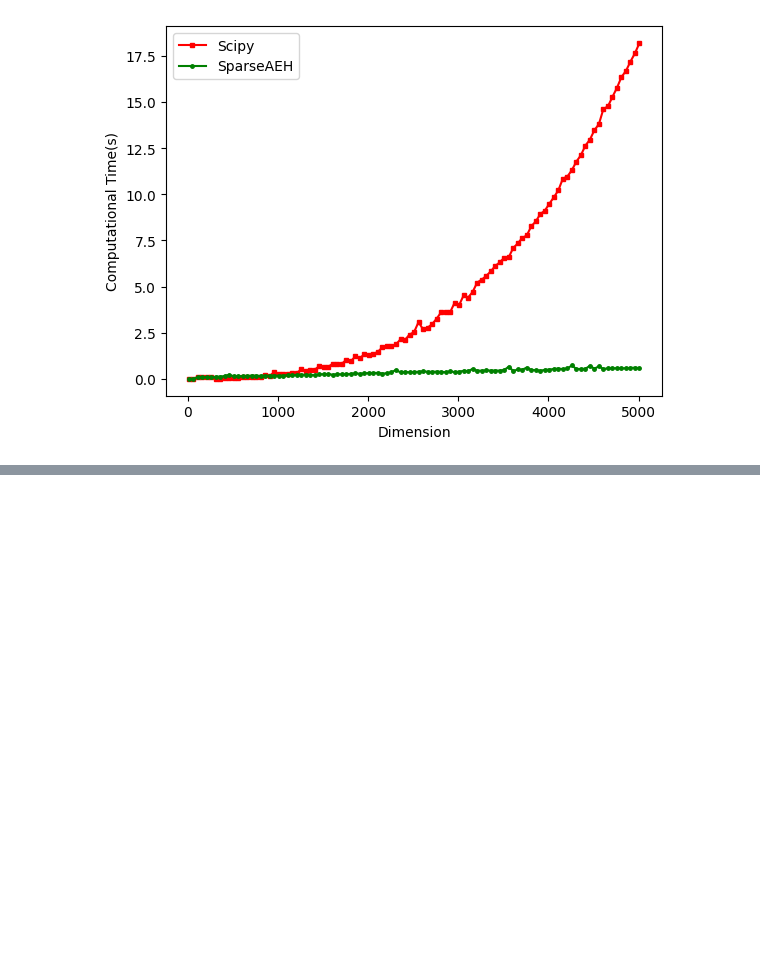
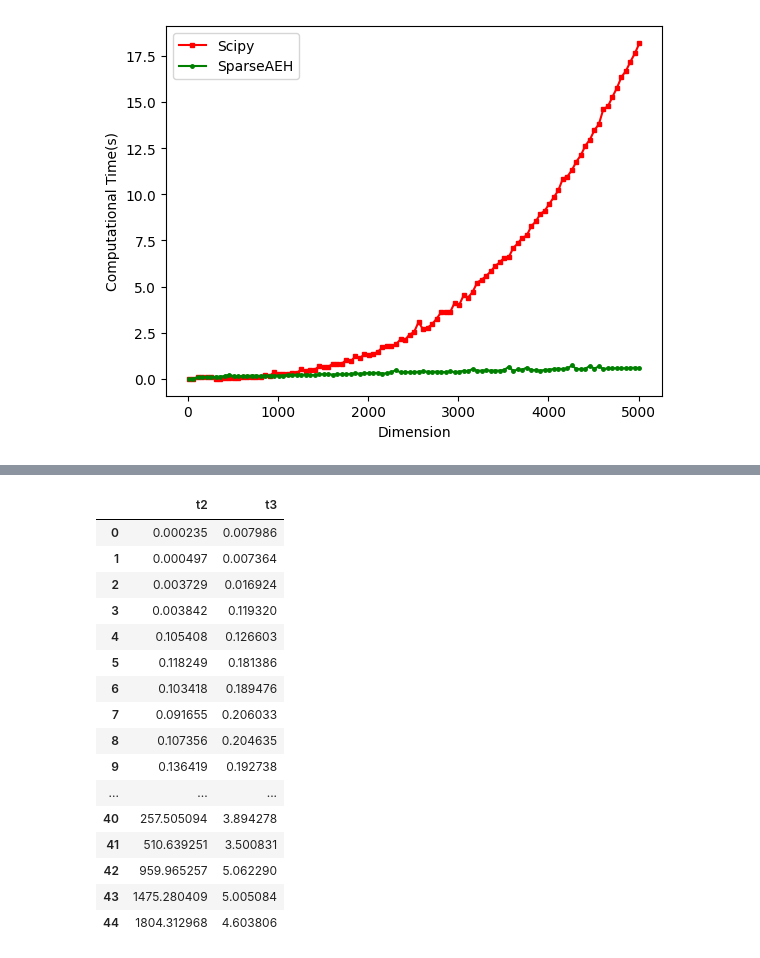
Before and after one commit to jackywangtj66/SparseAEH, a Jupyter notebook: ll_test.ipynb, the cells around one changed output, grey strips where cells are left out. Drawn from its saved outputs; the diff is of its cells as text; code cells hidden in the pictures; blank space fills up the shorter version.

```diff
--- a/ll_test.ipynb
+++ b/ll_test.ipynb
@@ -94,7 +88,7 @@ for i in range(10,n,50):
 # end = time.time()
 # print(end - start)
 # %%
-t_4 = [0]*101
-for i in range(101):
-    t_4[i] = t_1[i] + t_3[i]
+# t_4 = [0]*101
+# for i in range(101):
+#     t_4[i] = t_1[i] + t_3[i]
 # %%
@@ -117,14 +111,14 @@ time
 | 100 | 18.203424 | 0.583426 |
 101 rows × 2 columns
 # %%
-import matplotlib.pyplot as plt
-x = np.arange(10,5039,50)
-plt.plot(x,t_2,'s-',color='r',markersize=2.5,label='Scipy')
-plt.plot(x,t_3,'o-',color='g',markersize=2.5,label='SparseAEH')
-plt.legend()
-plt.xlabel('Dimension')
-plt.ylabel('Computational Time(s)')
-plt.savefig('time.pdf')
+# import matplotlib.pyplot as plt
+# x = np.arange(10,5039,50)
+# plt.plot(x,t_2,'s-',color='r',markersize=2.5,label='Scipy')
+# plt.plot(x,t_3,'o-',color='g',markersize=2.5,label='SparseAEH')
+# plt.legend()
+# plt.xlabel('Dimension')
+# plt.ylabel('Computational Time(s)')
+# plt.savefig('time.pdf')
 # %% [output]
 [figure]
 # %%
@@ -148,7 +142,7 @@ def generate_spatial_coords(amount: int, jitter: float = 0.5, seed: Optional[int
     coords = grid + noise
     return coords
 # %%
-coord = generate_spatial_coords(10000,0.3,42)
+coord = generate_spatial_coords(12500,0.3,42)
 # %%
 true_cov = laplacian_kernel(coord,gamma=0.001)
 true_cov
@@ -175,0 +243,22 @@ Error:
+# %%
+import pandas as pd
+dict = { 'Dimension':make_i_list(n, start=10),'t2':t_2, 't3':t_3}
+time = pd.DataFrame(dict)
+# %% [output]
+|  | t2 | t3 |
+| 0 | 0.000235 | 0.007986 |
+| 1 | 0.000497 | 0.007364 |
+| 2 | 0.003729 | 0.016924 |
+| 3 | 0.003842 | 0.119320 |
+| 4 | 0.105408 | 0.126603 |
+| 5 | 0.118249 | 0.181386 |
+| 6 | 0.103418 | 0.189476 |
+| 7 | 0.091655 | 0.206033 |
+| 8 | 0.107356 | 0.204635 |
+| 9 | 0.136419 | 0.192738 |
+| ... | ... | ... |
+| 40 | 257.505094 | 3.894278 |
+| 41 | 510.639251 | 3.500831 |
+| 42 | 959.965257 | 5.062290 |
+| 43 | 1475.280409 | 5.005084 |
+| 44 | 1804.312968 | 4.603806 |
```
Also changed, not shown: parts of 18 cells of this notebook.
